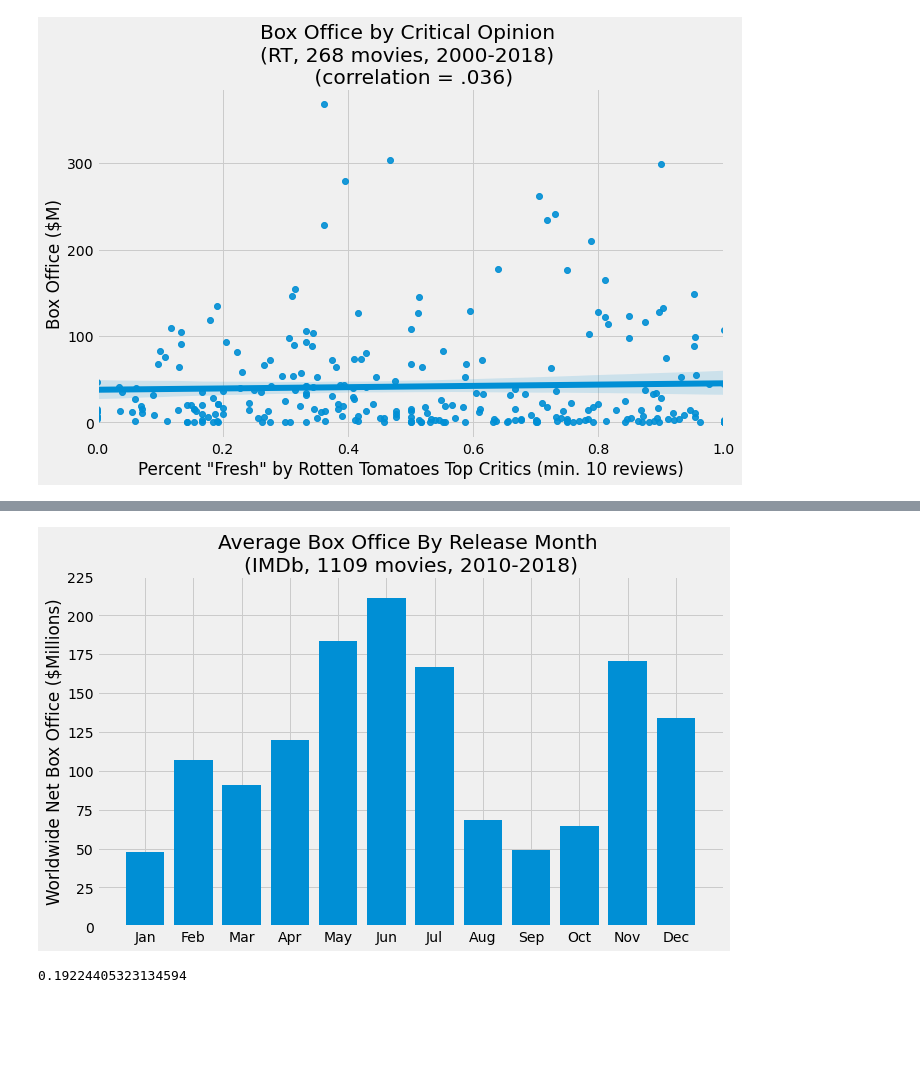
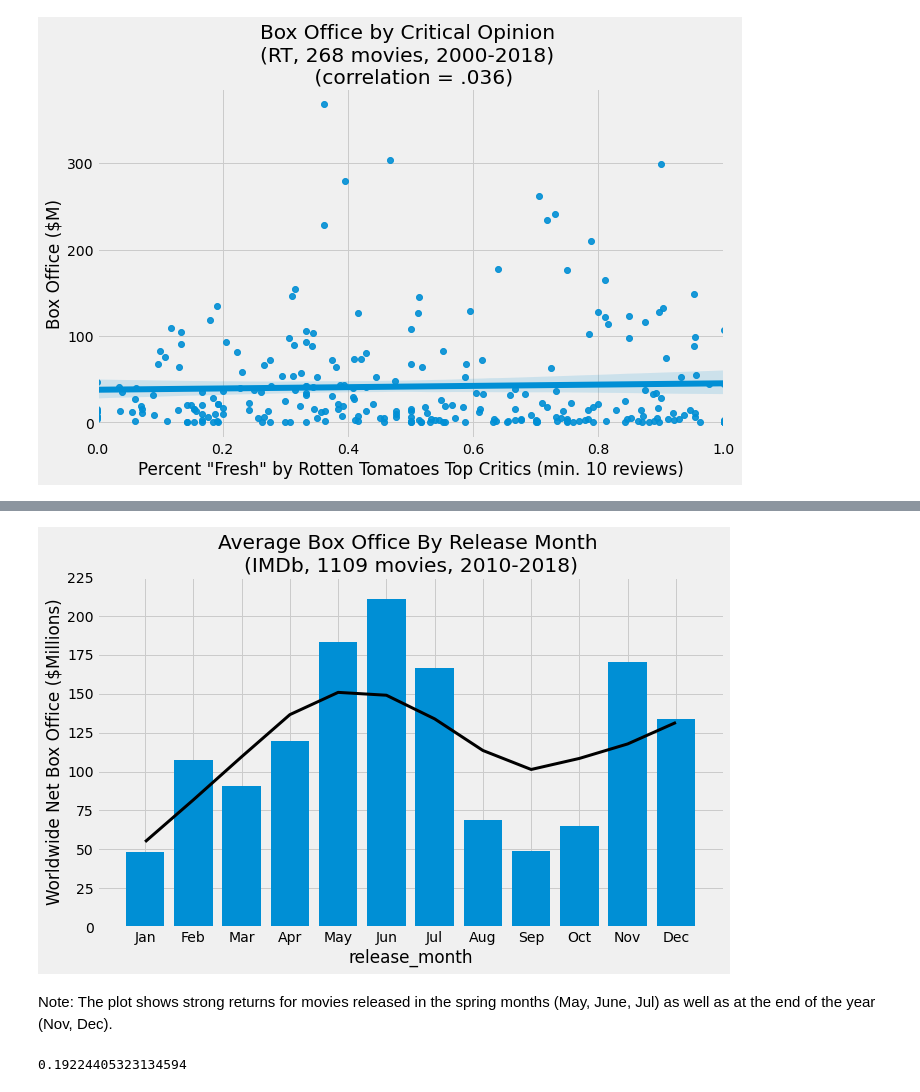
Before and after one commit to nate-walter/Movie-Studio-Project, a Jupyter notebook: Ben's Notebook.ipynb, the cells around one changed output, grey strips where cells are left out. Drawn from its saved outputs; the diff is of its cells as text; code cells hidden in the pictures; blank space fills up the shorter version.

```diff
--- a/Ben's Notebook.ipynb
+++ b/Ben's Notebook.ipynb
@@ -223,21 +269,25 @@ imdb_cleaned_copy.drop_duplicates(subset='tconst', inplace=True)
 # %%
 #create a plot WW net BO by release month using imdb_cleaned_copy
 fig, ax = plt.subplots(figsize=(10,6))
 x = imdb_cleaned_copy.groupby('release_month')['Worldwide Net Profit'].mean().index
 y = imdb_cleaned_copy.groupby('release_month')['Worldwide Net Profit'].mean().values
 ax.bar(x,y)
+ax = sns.regplot(x, y, scatter = False,  color = 'black', lowess = True, line_kws={'linewidth':3})
+
 ax.set_ylabel('Worldwide Net Box Office ($Millions)')
 ax.set_title('Average Box Office By Release Month \n(IMDb, 1109 movies, 2010-2018)')
 ax.set_yticks(range(0,250000000,25000000))
 ax.set_yticklabels(range(0,250,25))
 
 month_starts = range(1,13,1)
 month_names = ['Jan','Feb','Mar','Apr','May','Jun',
                'Jul','Aug','Sep','Oct','Nov','Dec']
 ax.set_xticks(month_starts)
 ax.set_xticklabels(month_names);
 # %% [output]
-[figure, old version]
+[figure, new version]
+# %% [markdown]
+Note:  The plot shows strong returns for movies released in the spring months (May, June, Jul) as well as at the end of the year (Nov, Dec).
 # %%
 #find correlation betweeen average IMDb rating and release month
 imdb_cleaned_copy.corr()['averagerating']['release_month']
```
Also changed, not shown: parts of 34 cells of this notebook.
